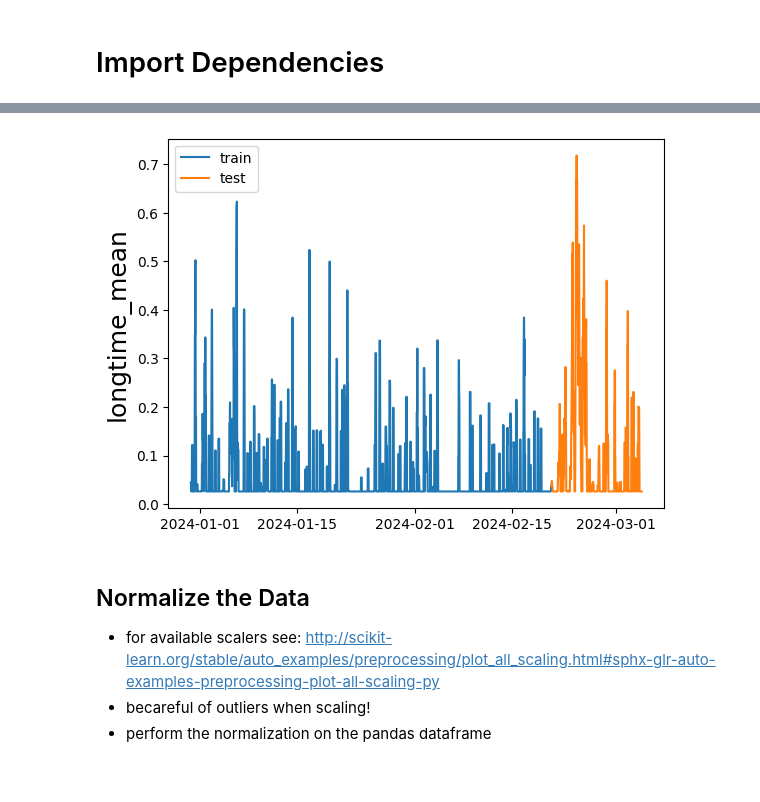
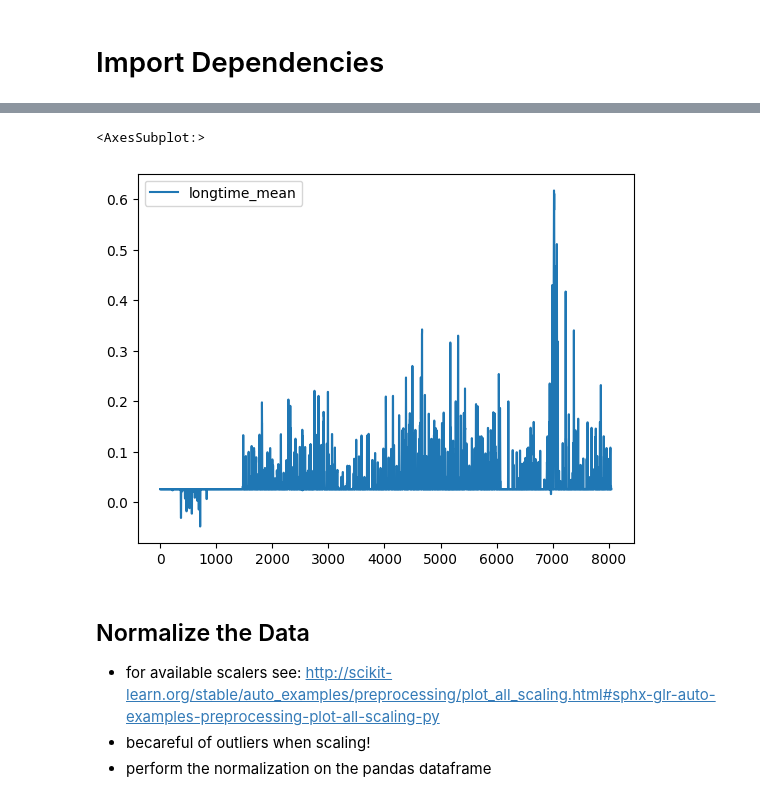
Before and after one commit to grinwi/smartboiler, a Jupyter notebook: src/smartboiler/lstm_example_with_multivariate_time_series 2.ipynb, the cells around one changed output, grey strips where cells are left out. Saved outputs shown, nothing was run; the diff lists cells and outputs as text; code cells hidden in the pictures.

```diff
--- a/src/smartboiler/lstm_example_with_multivariate_time_series 2.ipynb
+++ b/src/smartboiler/lstm_example_with_multivariate_time_series 2.ipynb
@@ -361,0 +287,3 @@ datetimes = df.index
+# %%
+import pandas as pd
+data_all_ml = pd.concat([ml_data_form, ml_data_zuka])
@@ -362 +306,6 @@ datetimes = df.index
+# %%
+data_all_ml.plot(y='longtime_mean')
+# %% [output]
+<AxesSubplot:>
+[figure, added]
 # %%
@@ -365,14 +315,5 @@ df = df.reset_index(drop=True)
 df_train = df.loc[:int(df.shape[0]*0.8),:]
 df_test = df.loc[int(df.shape[0]*0.8):,:]
-# %%
-predicted_column = 'longtime_mean'
-plt.plot(datetimes[:int(df_train.shape[0])],df_train[predicted_column])
-plt.plot(datetimes[-int(df_test.shape[0]):],df_test[predicted_column])
-plt.ylabel(predicted_column,fontsize=18)
-plt.legend(['train','test'])
-plt.show()
-# %% [output]
-[figure, removed]
 # %% [markdown]
 ## Normalize the Data
 - for available scalers see: http://scikit-learn.org/stable/auto_examples/preprocessing/plot_all_scaling.html#sphx-glr-auto-examples-preprocessing-plot-all-scaling-py
```
Also changed, not shown: parts of 67 cells of this notebook.
